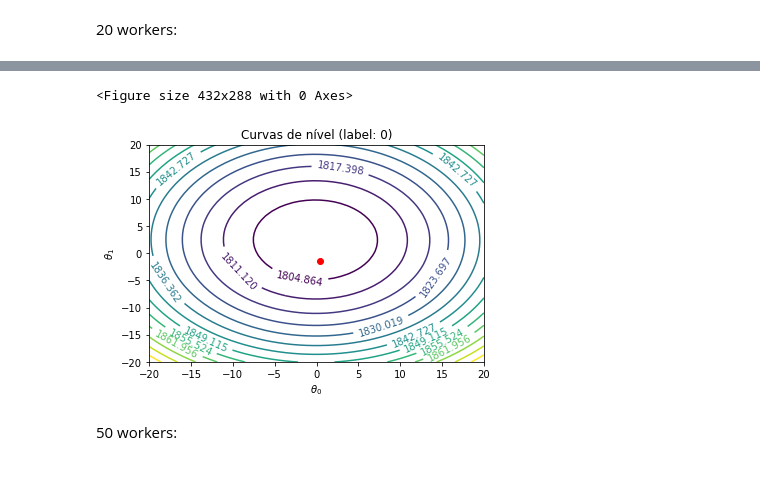
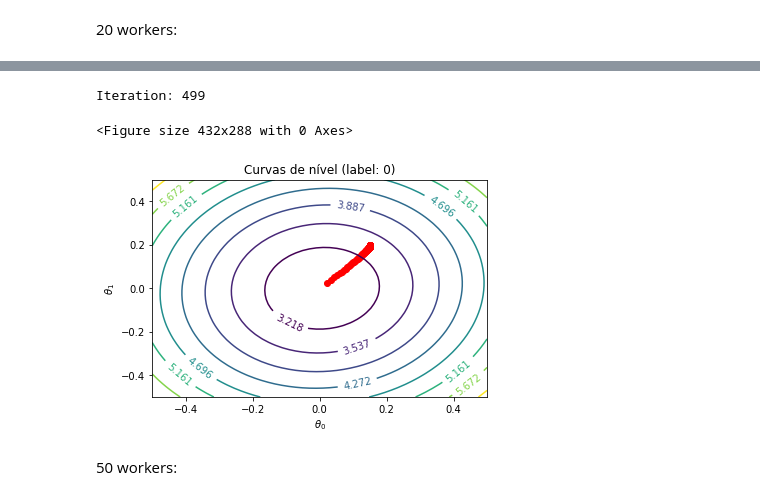
Before and after one commit to jcolares/gdp, a Jupyter notebook: GDParalelo.ipynb, the cells around one changed output, grey strips where cells are left out. Saved outputs shown, nothing was run; the diff lists cells and outputs as text; code cells hidden in the pictures.

```diff
--- a/GDParalelo.ipynb
+++ b/GDParalelo.ipynb
@@ -37,3 +24,25 @@ X, y = make_regression(n_samples=n_samples, n_features=n_features,
+# %%
+n_samples = 800
+seed = 1
+
+import pandas as pd
+
+# Carregar dados
+df = pd.read_csv('diamond_prices.csv', header=0)
+
+# Normalizar dados
+df = (df - df.mean()) / (df.max() - df.min())
+
+# Selecionar amostra
+dfn = df.sample(n=n_samples, random_state=seed)
+
+# Selecionar features e labels
+# Duas variáveis: X = df[['carat', 'cut_code']]
+X = dfn[['carat','depth','table','x','y','z', 'cut_code', 'color_code', 'clarity_code' ]]
+y = dfn[['price']]
+
+X = np.array(X)
+y = np.array(y).ravel()
 # %% [markdown]
 Preparação dos conjuntos para treinamento e testes:
 # %%
@@ -55,7 +64,7 @@ Treinameno do modelo com coleta da taxa de acurácia a cada iteração:
 from sklearn.linear_model import SGDRegressor
 # %%
 # Número máximo de iterações:
-n_iter = 5000
+n_iter = 500
 # %%
 # Modelo dde regressão do SciKit-Learn
 sgd = SGDRegressor(max_iter = n_iter, tol = 0.001)
@@ -93,11 +102,5 @@ scores_base[-1]
 # %%
 #PCA
-X, y = make_regression(n_samples=n_samples, n_features=n_features,
-                       random_state=seed, noise=0.0, effective_rank=effective_rank)
-rs = ShuffleSplit(n_splits=5, test_size=.2, random_state=0)
-for train_index, test_index in rs.split(X):
-    pass
-
 x_pca = StandardScaler().fit_transform(X)
 
 pca = PCA(n_components=2)
@@ -106,13 +109,13 @@ x_pca = pca.fit_transform(X)
 y_pca = StandardScaler().fit_transform(y.reshape((len(y),1)))
 y.shape = (len(y),)
 
-X_train_pca = pc[train_index]
-X_test_pca = pc[test_index]
+X_train_pca = x_pca[train_index]
+X_test_pca = x_pca[test_index]
 y_train_pca = y[train_index]
 y_test_pca = y[test_index]
 
 # Número máximo de iterações:
-n_iter = 5000
+n_iter = 500
 
 # Modelo dde regressão do SciKit-Learn
 sgd_pca = SGDRegressor(max_iter = n_iter, tol = 0.001)
@@ -123,10 +126,10 @@ sgd_pca.fit(X_train_pca, y_train_pca)
 # Availiação
 scores_base_pca = []
 cost_base_pca = []
+theta_hist = []
 sgd = SGDRegressor(max_iter=1, tol=0.001, warm_start=True)
 for i in range(n_iter):
     sgd.partial_fit(X_train_pca, y_train_pca)
+    theta_hist += [sgd.coef_]
     scores_base_pca += [sgd.score(X_test_pca, y_test_pca)]
     cost_base_pca += [utils.computeCost(X_test_pca,y_test_pca,sgd_pca.coef_)]
-
-utils.plot_contour(X_test_pca, y_test_pca, sgd_pca.coef_)
@@ -205,9 +212,10 @@ plt.plot(range(len(costs_20)),costs_20)
 # %%
-scores,costs, theta = utils.sim_parallel_sgd(X_train_pca, y_train_pca, X_test_pca, y_test_pca, n_iter, n_jobs, split_per_job=1/n_jobs, overlap=False)
+scores,costs, theta = utils.sim_parallel_sgd(X_train_pca, y_train_pca, X_test_pca, y_test_pca, n_iter, n_jobs, split_per_job=1, overlap=True, verbose=True)
 utils.plot_contour(X_test_pca, y_test_pca, theta)
 # %% [output]
-<Figure size 432x288 with 0 Axes>
+Iteration: 499
+<Figure size 432x288 with 0 Axes>
-[figure, old version]
+[figure, new version]
 # %% [markdown]
 50 workers:
 # %%
```
Also changed, not shown: parts of 43 cells of this notebook, 3 other files.
